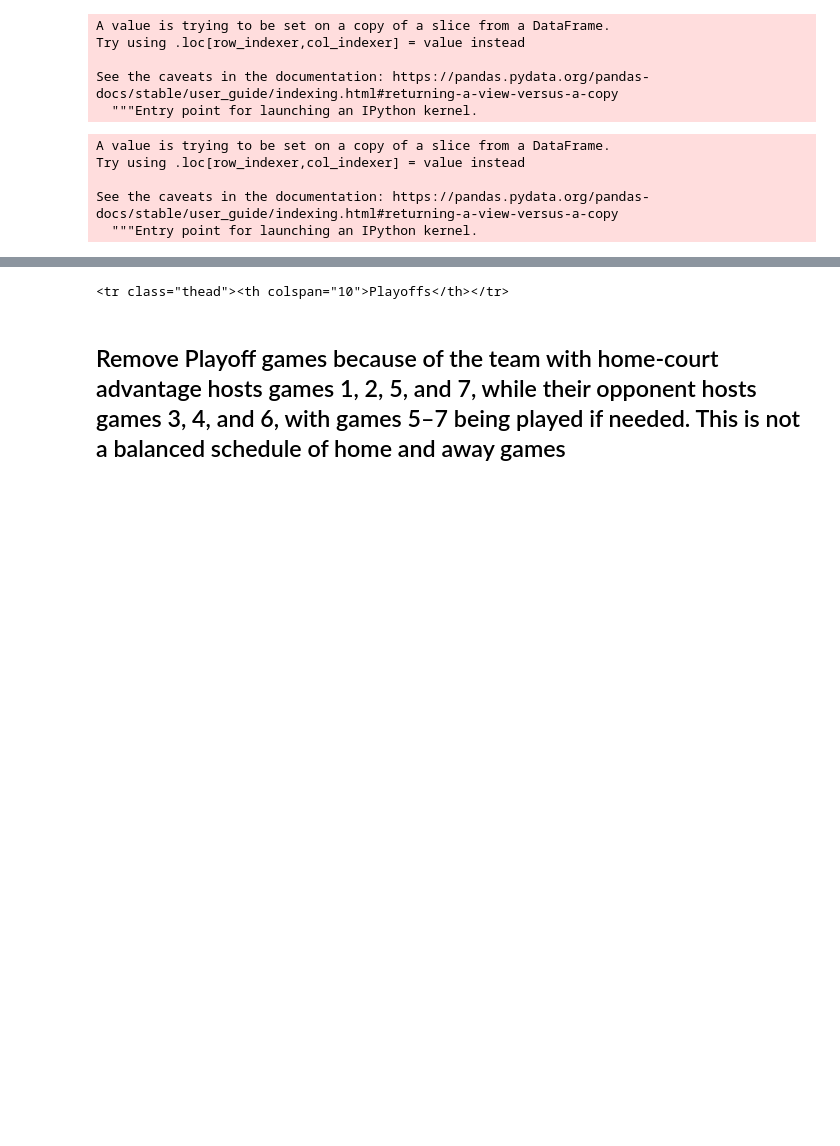
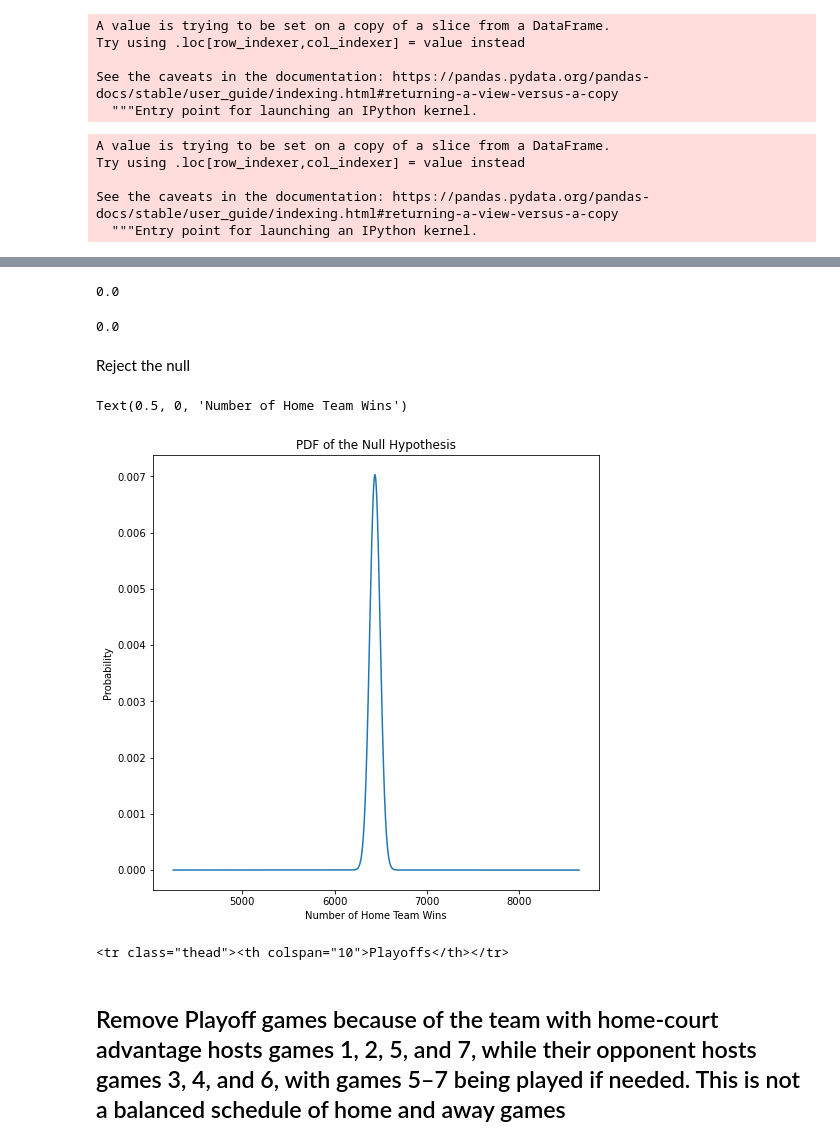
Before and after one commit to wjlau/Capstone1-Proposal, a Jupyter notebook: Basketball_Dataset.ipynb, the cells around one changed output, grey strips where cells are left out. Drawn from its saved outputs; the diff is of its cells as text; code cells hidden in the pictures; blank space fills up the shorter version.

```diff
--- a/Basketball_Dataset.ipynb
+++ b/Basketball_Dataset.ipynb
@@ -224,3 +237,29 @@ Probability of Observing Data More Equal or More Extreme than Actual: 1.1e-16
+# %%
+norm = stats.norm(loc = total_games*0.5, scale = np.sqrt(total_games*0.5*0.5))
+1- norm.cdf(total_home_wins)
+# %% [output]
+0.0
+# %%
+norm.pdf(8650)
+# %% [output]
+0.0
+# %% [markdown]
+Reject the null
+# %%
+
+fig, ax = plt.subplots(figsize=(8,8))
+n, p = total_games,0.5
+x = np.arange(4250,8650)
+ax.plot(x, norm.pdf(x))
+ax.fill_between(x, norm.pdf(x), 0,
+                   where=((x >= total_home_wins)),
+                   color="red", alpha=0.2)
+ax.set_title("PDF of the Null Hypothesis")
+ax.set_ylabel("Probability")
+ax.set_xlabel("Number of Home Team Wins")
+# %% [output]
+Text(0.5, 0, 'Number of Home Team Wins')
+[figure, added]
 # %%
 url = 'https://www.basketball-reference.com/leagues/NBA_2019_games-april.html'
 x = requests.get(url)
```
Also changed, not shown: parts of 13 cells of this notebook.
